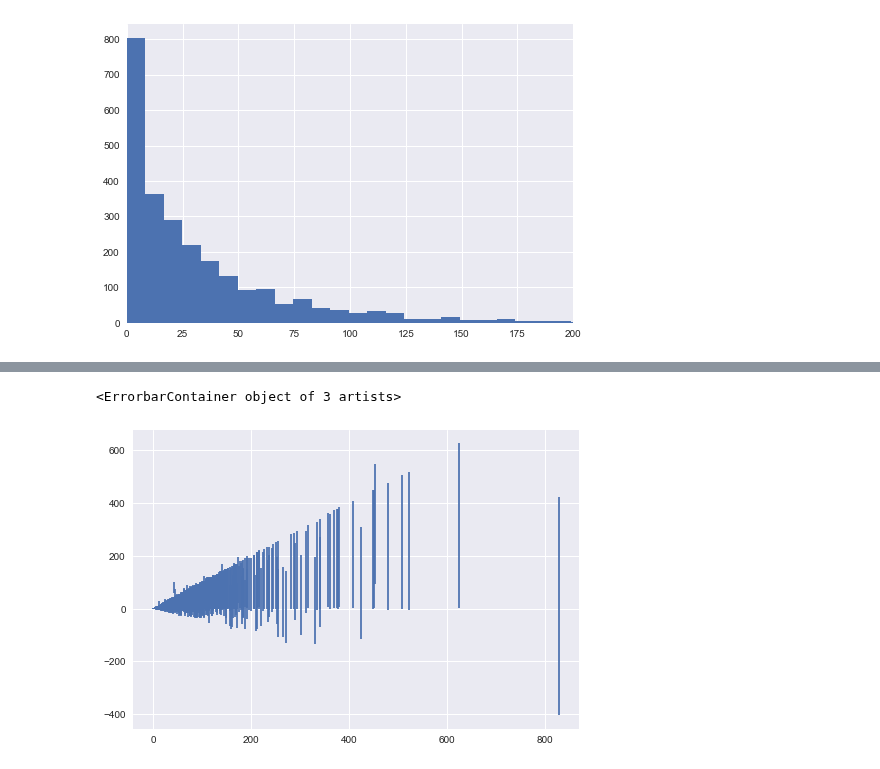
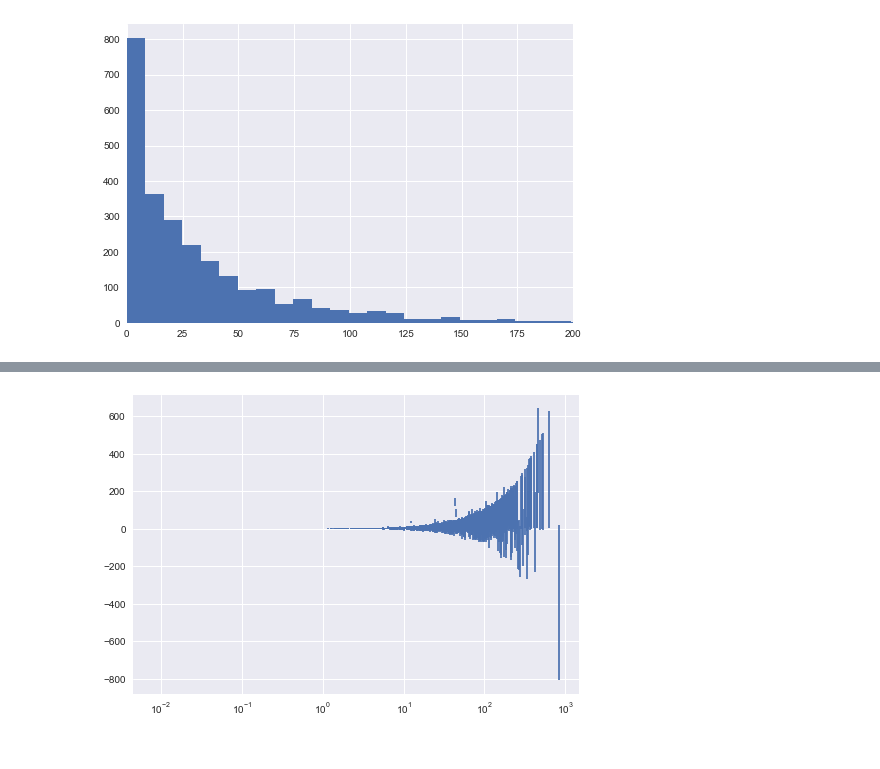
Before and after one commit to Lang-Shao/graduate_cource, a Jupyter notebook: General_Python/Statistics/Duration_GBM_catalog.ipynb, the cells around one changed output, grey strips where cells are left out. Drawn from its saved outputs; the diff is of its cells as text; code cells hidden in the pictures.

```diff
--- a/General_Python/Statistics/Duration_GBM_catalog.ipynb
+++ b/General_Python/Statistics/Duration_GBM_catalog.ipynb
@@ -52,6 +52,5 @@ ax = plt.hist(np.log10(t90),bins=100)
 # %%
-plt.errorbar(t90,(t90+t90_start)/2,t90/2,ls='None')
-#plt.xscale('log')
+plt.errorbar(t90,t90_start+t90/2,yerr=t90/2,ls='None')
+plt.xscale('log')
 # %% [output]
-<ErrorbarContainer object of 3 artists>
-[figure, old version]
+[figure, new version]
```
Also changed, not shown: parts of 7 cells of this notebook.
